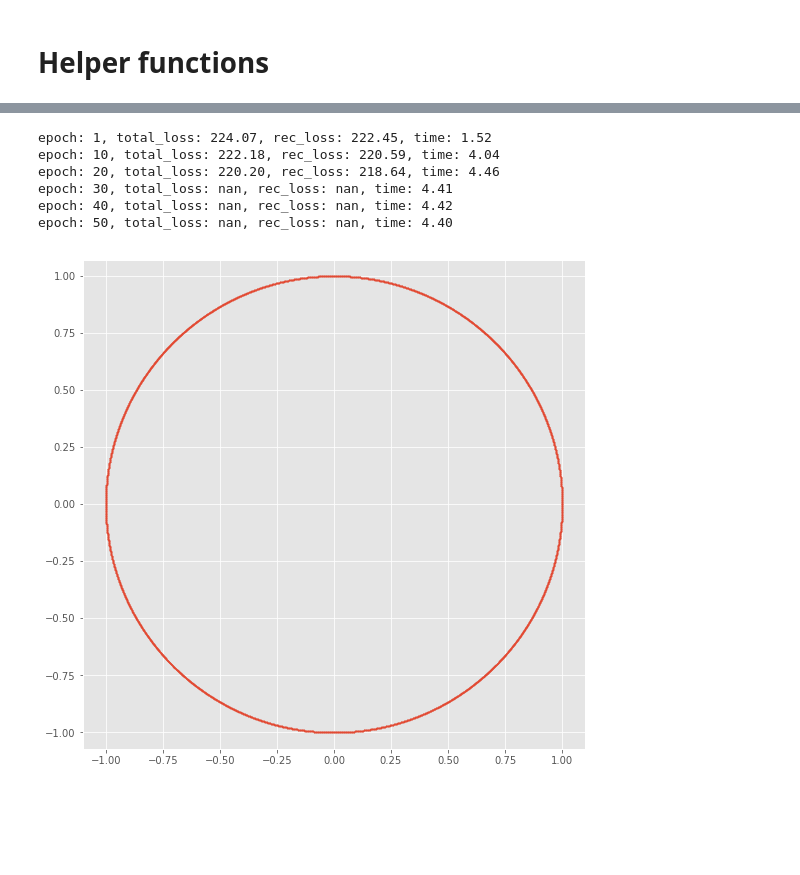
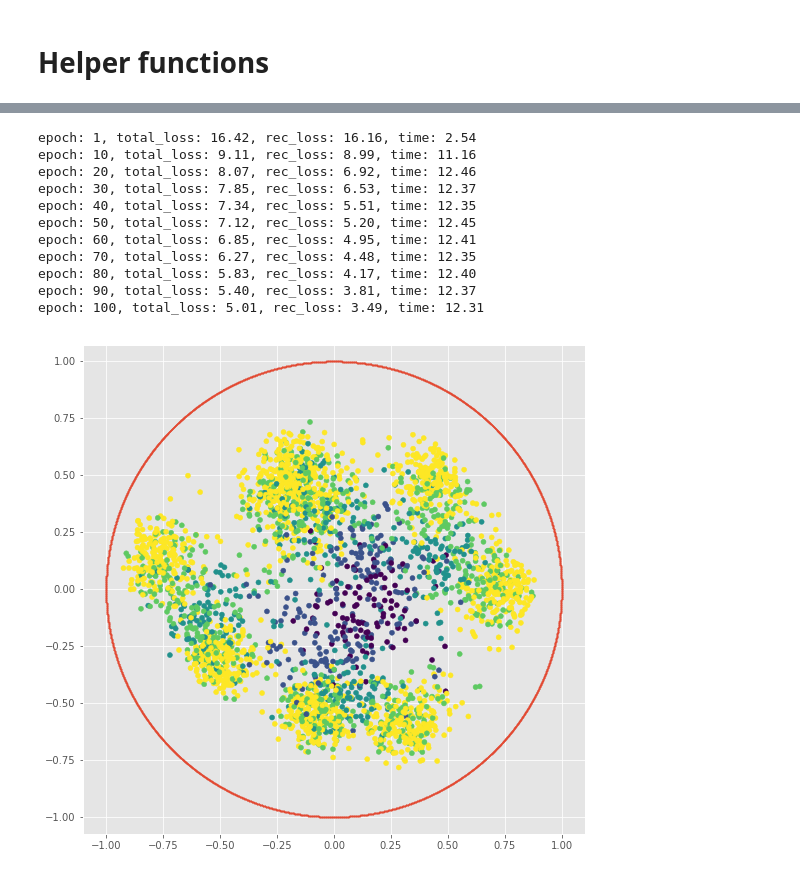
Before and after one commit to dauparas/tensorflow_examples, a Jupyter notebook: VAE_Hyperbolic.ipynb, the cells around one changed output, grey strips where cells are left out. Saved outputs shown, nothing was run; the diff lists cells and outputs as text; code cells hidden in the pictures; blank space fills up the shorter version.

```diff
--- a/VAE_Hyperbolic.ipynb
+++ b/VAE_Hyperbolic.ipynb
@@ -69,4 +57,4 @@ for i in range(15*60):
   my_data.append(one_example)
 # %%
-my_data1 = np.array(my_data)
-labels1 = np.array(labels)
+X = np.array(my_data)
+y = np.array(labels)
@@ -81,3 +60,0 @@ labels1.shape
-# %%
-X = my_data1
-y = labels1
@@ -205,28 +180,31 @@ tf.reset_default_graph()
 x = tf.placeholder(tf.float32, shape=[None, X.shape[1]], name='x')
 latent_size = 2
 
-mu = create_encoder(x, latent_size, tf.nn.elu, regularizers.l1_l2(l1=0.0, l2=0.0))
-mu_prior = create_prior(latent_size)
+mu, sigma = create_encoder(x, latent_size, tf.nn.elu, regularizers.l1_l2(l1=0.0, l2=0.001))
+
+sigma = sigma*tf.ones(latent_size)
+
+mu_prior, sigma_prior = create_prior(latent_size)
 mu_prior = tf.reshape(mu_prior, shape=[1,-1])
 mu_prior = tf.ones(shape=[tf.shape(mu)[0], latent_size+1])*mu_prior
 
 zero_vec = tf.zeros(shape=[tf.shape(mu)[0], tf.shape(mu)[1]-1])
-sigma = 0.2*tf.ones(latent_size)
-dist = tfd.MultivariateNormalDiag(loc=zero_vec, scale_diag=sigma)
-epsilon = dist.sample()
-latent_sampled = algo1(mu, sigma, epsilon)
+dist_latent = tfd.MultivariateNormalDiag(loc=zero_vec, scale_diag=sigma)
+dist_prior = tfd.MultivariateNormalDiag(loc=zero_vec, scale_diag=sigma_prior)
+epsilon = dist_latent.sample()
+latent_sampled = algo1(mu, epsilon)
 
-v_latent, r_latent = algo2(latent_sampled, mu, sigma)
-v_prior, r_prior = algo2(latent_sampled, mu_prior, sigma)
+v_latent, r_latent = algo2(latent_sampled, mu)
+v_prior, r_prior = algo2(latent_sampled, mu_prior)
 
+log_latent_posterior = dist_latent.log_prob(v_latent) - (latent_size-1)*tf.math.log(1e-12+tf.math.sinh(r_latent)/(r_latent+1e-12))
+log_prior = dist_prior.log_prob(v_prior) - (latent_size-1)*tf.math.log(1e-12+tf.math.sinh(r_prior)/(r_prior+1e-12))
+kl = tf.reduce_mean(log_latent_posterior-log_prior)
 
-log_latent_posterior = dist.log_prob(v_latent) - (latent_size-1)*tf.math.log(1e-12+tf.math.sinh(r_latent)/(r_latent+1e-12))
-log_prior = dist.log_prob(v_prior) - (latent_size-1)*tf.math.log(1e-12+tf.math.sinh(r_prior)/(r_prior+1e-12))
-kl = tf.reduce_mean(log_latent_posterior- log_prior)
-beta=1.0
+beta = tf.placeholder(tf.float32, name='beta')
 kl_loss = beta*kl
 
-posterior = create_decoder(latent_sampled, X.shape[1], tf.nn.elu, regularizers.l1_l2(l1=0.0, l2=0.0))
+posterior = create_decoder(latent_sampled, X.shape[1], tf.nn.elu, regularizers.l1_l2(l1=0.0, l2=0.001))
 
 posterior_sampled = posterior.sample()
 posterior_mean = posterior.mean()
@@ -234,7 +212,7 @@ posterior_mean = posterior.mean()
 rec_loss = -tf.reduce_mean(posterior.log_prob(x))
 reg_loss = tf.losses.get_regularization_loss()
 loss = rec_loss + kl_loss + reg_loss
-optimizer = tf.train.AdamOptimizer(0.000001).minimize(loss)
+optimizer = tf.train.AdamOptimizer(0.001).minimize(loss)
 # %%
 #Helper function
 def batch_generator(features, batch_size):
@@ -246,18 +224,19 @@ def batch_generator(features, batch_size):
     part = idx[start_idx:end_idx]
     yield features[part,:]
 # %%
-n_epochs = 50
+n_epochs = 100
 batch_size = 25
 start = time.time()
 with tf.Session() as sess:
   sess.run(tf.global_variables_initializer())
   for i in range(n_epochs):
+    beta_0 = 0.8*(n_epochs-i-1)/n_epochs+0.5
     gen = batch_generator(X, batch_size) #create batch generator
     total_loss = 0
     total_rec_loss = 0
     for j in range(np.int(X.shape[0]/batch_size)):
       x_batch = gen.__next__()
-      _, total_loss_, total_rec_loss_ = sess.run([optimizer, loss, rec_loss], feed_dict={x: x_batch})
+      _, total_loss_, total_rec_loss_ = sess.run([optimizer, loss, rec_loss], feed_dict={x: x_batch, beta: beta_0})
       total_loss += total_loss_
       total_rec_loss += total_rec_loss_
     if (i+1)% 10 == 0 or i == 0:
@@ -268,12 +247,17 @@ with tf.Session() as sess:
       start = time.time()
   latent_sampled_, posterior_mean_, posterior_sampled_= sess.run([latent_sampled, posterior_mean, posterior_sampled], feed_dict ={x:X})
 # %% [output]
-epoch: 1, total_loss: 224.07, rec_loss: 222.45, time: 1.52
-epoch: 10, total_loss: 222.18, rec_loss: 220.59, time: 4.04
-epoch: 20, total_loss: 220.20, rec_loss: 218.64, time: 4.46
-epoch: 30, total_loss: nan, rec_loss: nan, time: 4.41
-epoch: 40, total_loss: nan, rec_loss: nan, time: 4.42
-epoch: 50, total_loss: nan, rec_loss: nan, time: 4.40
+epoch: 1, total_loss: 16.42, rec_loss: 16.16, time: 2.54
+epoch: 10, total_loss: 9.11, rec_loss: 8.99, time: 11.16
+epoch: 20, total_loss: 8.07, rec_loss: 6.92, time: 12.46
+epoch: 30, total_loss: 7.85, rec_loss: 6.53, time: 12.37
+epoch: 40, total_loss: 7.34, rec_loss: 5.51, time: 12.35
+epoch: 50, total_loss: 7.12, rec_loss: 5.20, time: 12.45
+epoch: 60, total_loss: 6.85, rec_loss: 4.95, time: 12.41
+epoch: 70, total_loss: 6.27, rec_loss: 4.48, time: 12.35
+epoch: 80, total_loss: 5.83, rec_loss: 4.17, time: 12.40
+epoch: 90, total_loss: 5.40, rec_loss: 3.81, time: 12.37
+epoch: 100, total_loss: 5.01, rec_loss: 3.49, time: 12.31
 # %%
 disk = project_2D(latent_sampled_)
 t = np.linspace(0,1,5000)
@@ -281,8 +265,8 @@ x_c = np.cos(2*np.pi*t)
 y_c = np.sin(2*np.pi*t)
 # %%
 plt.figure(figsize=(9,9))
-plt.scatter(disk[:,0], disk[:,1], c=y, s=25.0);
+plt.scatter(disk[:,0], disk[:,1], c=y_levels, s=25.0, cmap='viridis');
 plt.scatter(x_c, y_c, s=1.0);
 plt.axis('equal');
 # %% [output]
-[figure, old version]
+[figure, new version]
```
Also changed, not shown: parts of 19 cells of this notebook.
